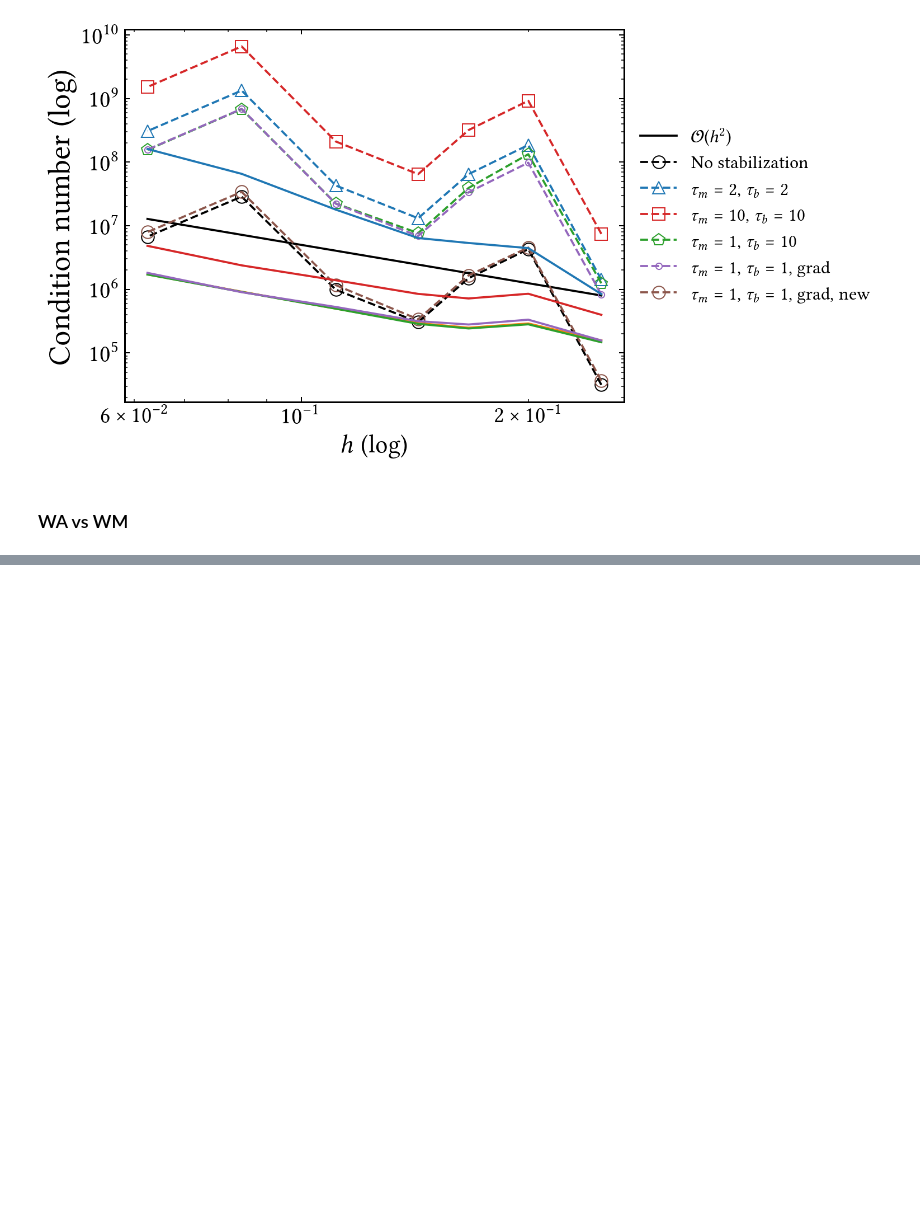
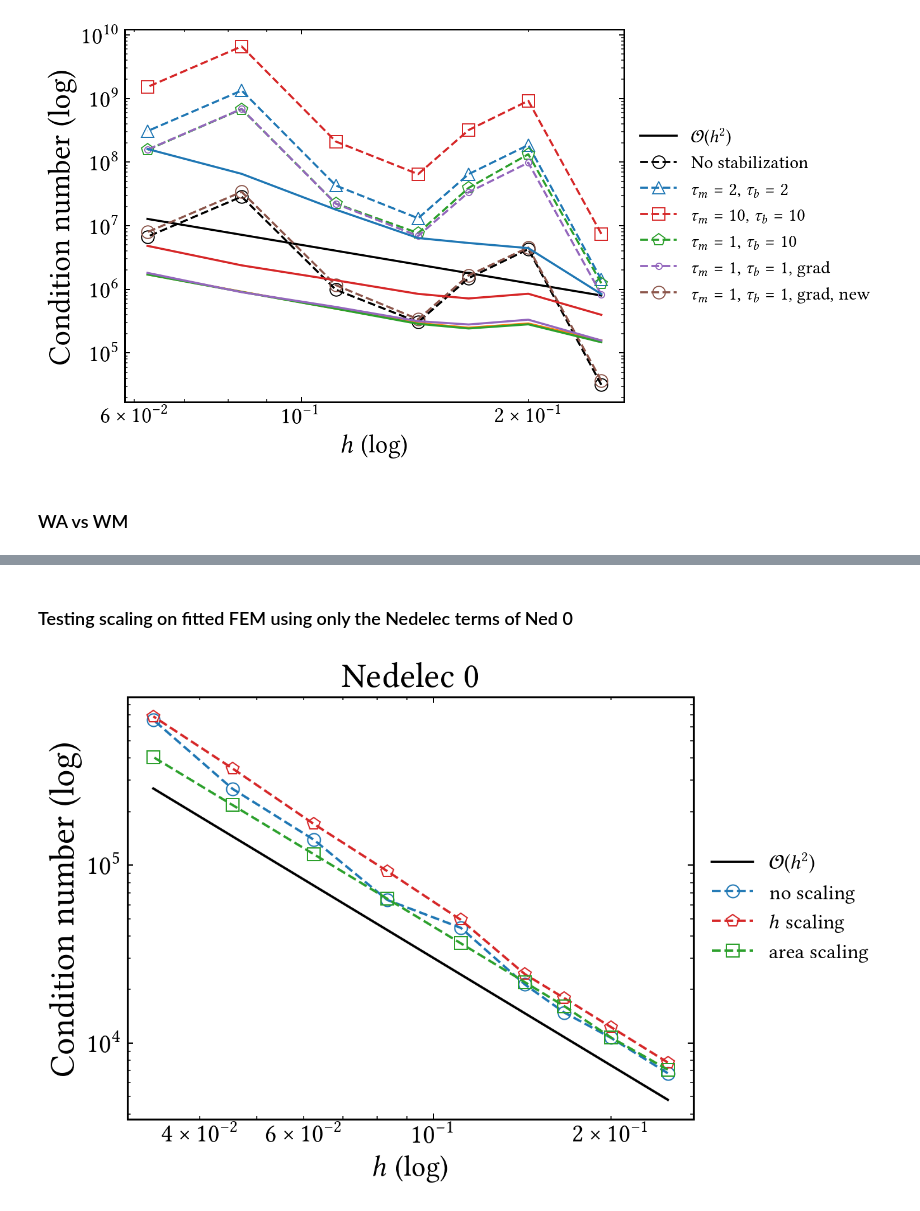
Before and after one commit to CutFEM/CutFEM-Library, a Jupyter notebook: notebook/convection_diffusion/maxwell.ipynb, the cells around one changed output, grey strips where cells are left out. Drawn from its saved outputs; the diff is of its cells as text; code cells hidden in the pictures; blank space fills up the shorter version.

```diff
--- a/notebook/convection_diffusion/maxwell.ipynb
+++ b/notebook/convection_diffusion/maxwell.ipynb
@@ -432,0 +439,25 @@ plt.show()
+# %% [markdown]
+### Testing scaling on fitted FEM using only the Nedelec terms of Ned 0
+# %%
+cond_noscaling = [6.766214e+03,1.071780e+04,1.486019e+04,2.134820e+04,4.448497e+04,6.378554e+04,1.390632e+05,2.687759e+05,6.562996e+05]#[6.766214e+03,1.071780e+04,1.709827e+04,2.134820e+04,3.560432e+04,7.641991e+04,1.269738e+05,2.864699e+05]
+cond_hscaling = [7.775052e+03,1.231592e+04,1.790071e+04,2.439699e+04,4.931420e+04,9.258906e+04,1.704837e+05,3.498924e+05,6.866876e+05]
+cond_areascaling = [7.090528e+03,1.076513e+04,1.612807e+04,2.198986e+04,3.640539e+04,6.477867e+04,1.152321e+05,2.179733e+05,4.054795e+05]
+
+h = [0.25, 0.2, 0.166667, 0.142857, 0.111111, 0.0833333, 0.0625, 0.0454545, 0.0333333, 0.0243902]
+
+
+fig3, ax3 = plt.subplots()
+
+ax3.loglog(h[:-1], 3e2*np.power(h[:-1], -2), label=r"$\mathcal{O}(h^{2})$", linestyle="-", color="black")
+ax3.loglog(h[:-1], cond_noscaling,  marker='o', markersize=8, linestyle="--", markeredgewidth=0.8, markerfacecolor="None", color="C0", label=r"no scaling")
+ax3.loglog(h[:-1], cond_hscaling,  marker='p', markersize=8, linestyle="--", markeredgewidth=0.8, markerfacecolor="None", color="C3", label=r"$h$ scaling")
+ax3.loglog(h[:-1], cond_areascaling,  marker='s', markersize=8, linestyle="--", markeredgewidth=0.8, markerfacecolor="None", color="C2", label=r"area scaling")
+ax3.legend(prop={'size': 13},loc='center left', bbox_to_anchor=(1.0, 0.5), ncol=1, frameon=False)
+ax3.set_xlabel(r"$h$ (log)", fontsize=18)
+ax3.tick_params(axis='both', which='major', labelsize=17)
+ax3.set_ylabel(r"Condition number (log)", fontsize=22)
+ax3.set_title("Nedelec 0")
+
+plt.show()
+# %% [output]
+[figure, added]
```
Also changed, not shown: parts of 7 cells of this notebook, 19 other files.
